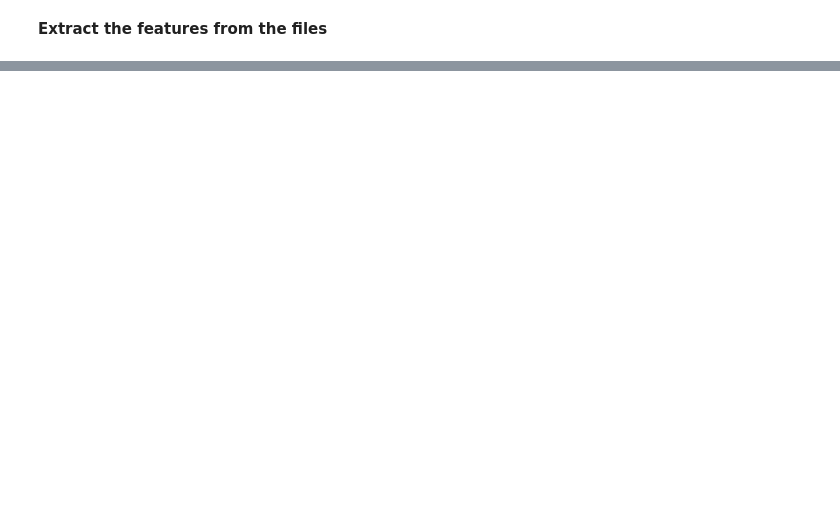
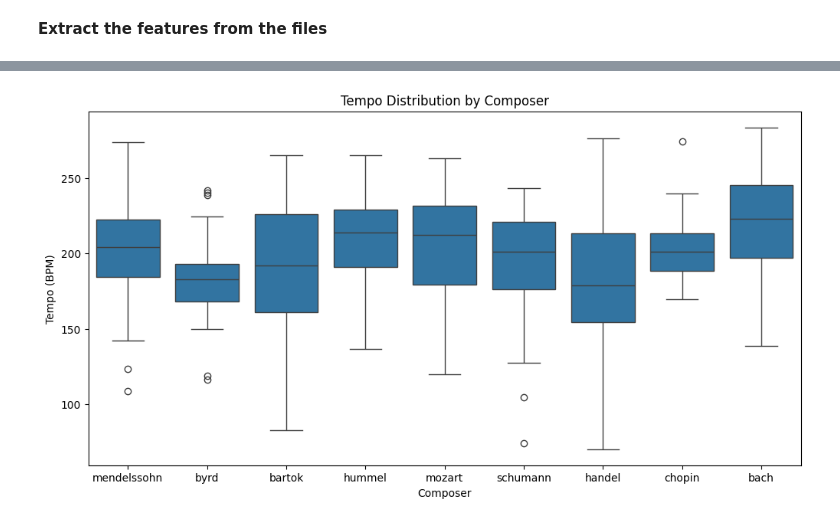
Before and after one commit to birendrakhimding/Music-Composer-Classification, a Jupyter notebook: final_project.ipynb, the cells around one changed output, grey strips where cells are left out. Drawn from its saved outputs; the diff is of its cells as text; code cells hidden in the pictures; blank space fills up the shorter version.

```diff
--- a/final_project.ipynb
+++ b/final_project.ipynb
@@ -273,31 +91,31 @@ def feature_extraction(path , seq = 200):
 # %% [markdown]
 <b>Extract the features from the files </b>
 # %%
-# Store the extracted data in the data dictionary
-data = {}
+# Initialize empty lists to store features and corresponding labels
+data = []
+labels = []
 
+# Define the dataset splits (train and test)
 split_dr = ['train', 'test']
 
+# Loop through each split (train/test folders) and process the MIDI files
 for split in split_dr:
-    sequence = []
-    label = []
-
     split_path = os.path.join('musicData', split)
     for composer in os.listdir(split_path):
         if composer.endswith(".DS_Store"):
             continue
-        else:
-            composer_path = os.path.join(split_path, composer)
-            for file in os.listdir(composer_path):
-                if composer.endswith(".DS_Store"):
-                    continue
-                else:
-                    if file.endswith('.mid'):
-                        file_path = os.path.join(composer_path, file)
-                        x = feature_extraction(file_path)
-                        y = composer
+        composer_path = os.path.join(split_path, composer)
+        for file in os.listdir(composer_path):
+            if file.endswith(".DS_Store"):
+                continue
+            if file.endswith('.mid'):
+                file_path = os.path.join(composer_path, file)
+                 # Extract features from the MIDI file
+                features = extract_features(file_path)
+                if features is not None:
+                    data.append(features)
+                    labels.append(composer)
 
-                        sequence.append(x)
-                        label.append(y)
-
-    data[split] = (sequence, label)
+# Convert to DataFrame
+df = pd.DataFrame(data)
+df['composer'] = labels
@@ -406,0 +122,9 @@ Test accuracy: 0.1428571492433548
+# %%
+plt.figure(figsize=(12, 6))
+sns.boxplot(x='composer', y='tempo', data=df)
+plt.title('Tempo Distribution by Composer')
+plt.ylabel('Tempo (BPM)')
+plt.xlabel('Composer')
+plt.show()
+# %% [output]
+[figure, added]
```
Also changed, not shown: parts of 34 cells of this notebook.
